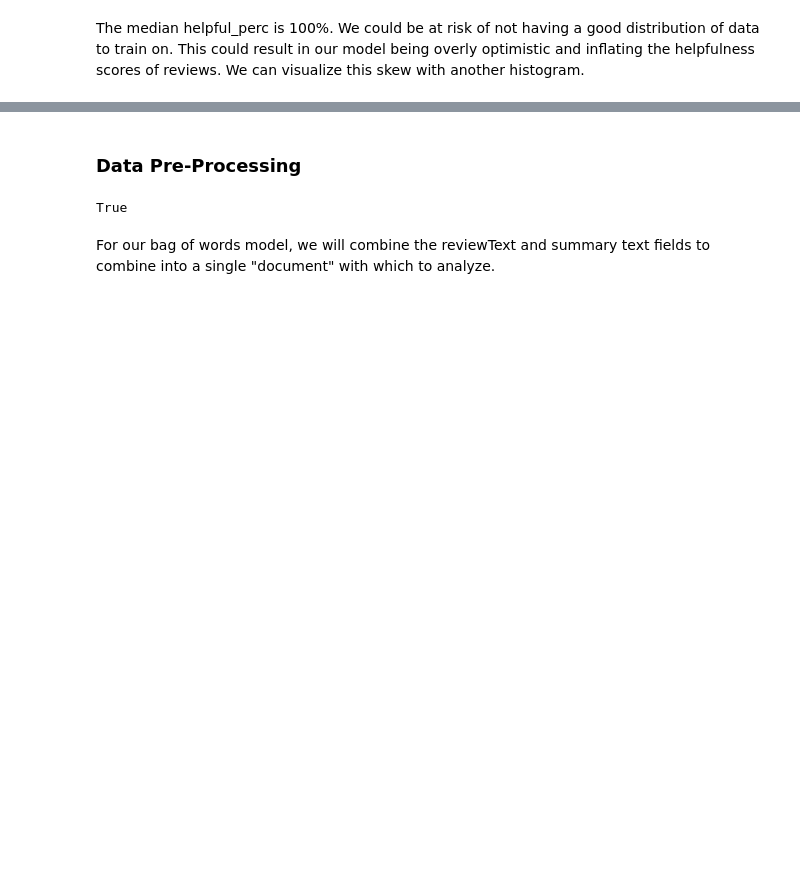
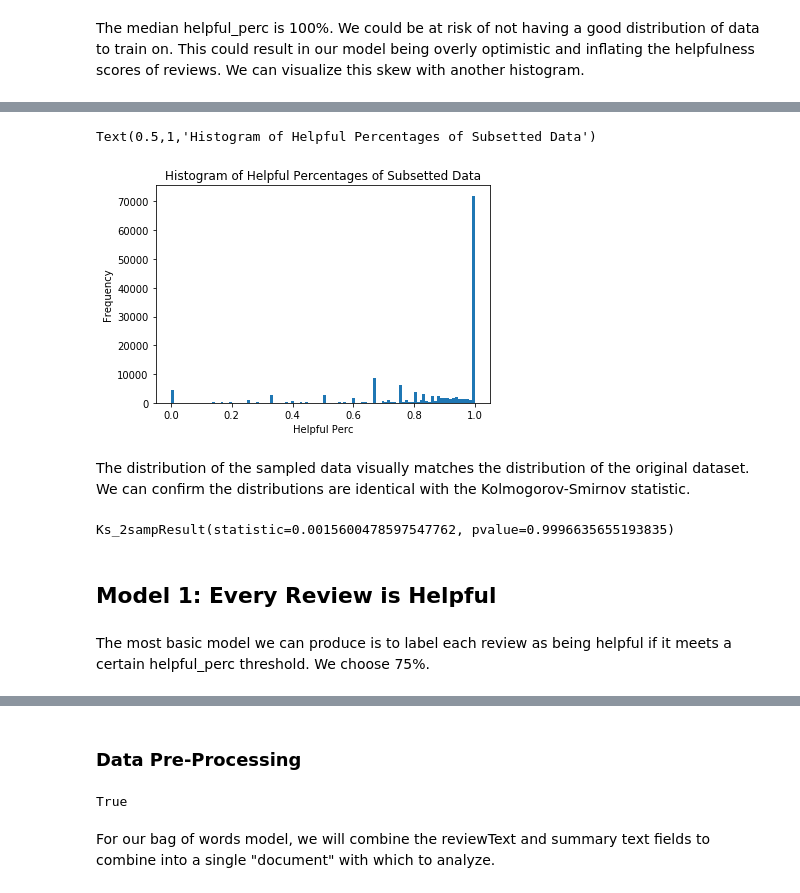
Before and after one commit to tucker-anderson/Amazon-Review-Analysis, a Jupyter notebook: W266_Final_AmazonReviews.ipynb, the cells around one changed output, grey strips where cells are left out. Cells and saved outputs as stored; diff of their text form; code cells hidden in the pictures; blank space fills up the shorter version.

```diff
--- a/W266_Final_AmazonReviews.ipynb
+++ b/W266_Final_AmazonReviews.ipynb
@@ -214,0 +233,22 @@ ax2.set_title('Histogram of Helpful Percentages')
+# %%
+fig3 = plt.figure()
+ax3 = fig3.add_subplot(1, 1, 1)
+n, bins, patches = ax3.hist(x=df['helpful_perc'], bins='auto')
+
+ax3.set_xlabel('Helpful Perc')
+ax3.set_ylabel('Frequency')
+ax3.set_title('Histogram of Helpful Percentages of Subsetted Data')
+# %% [output]
+Text(0.5,1,'Histogram of Helpful Percentages of Subsetted Data')
+[figure, added]
+# %% [markdown]
+The distribution of the sampled data visually matches the distribution of the original dataset. We can confirm the distributions are identical with the Kolmogorov-Smirnov statistic.
+# %%
+from scipy.stats import ks_2samp
+
+df_sampled_helpful_prec = df_sampled['helpful_perc']
+df_helpful_perc = df['helpful_perc']
+
+ks_2samp(df_sampled_helpful_prec, df_helpful_perc)
+# %% [output]
+Ks_2sampResult(statistic=0.0015600478597547762, pvalue=0.9996635655193835)
@@ -214,0 +258,4 @@ ax2.set_title('Histogram of Helpful Percentages')
+# %% [markdown]
+## Model 1: Every Review is Helpful
+# %% [markdown]
+The most basic model we can produce is to label each review as being helpful if it meets a certain helpful_perc threshold. We choose 75%.
```
Also changed, not shown: parts of 45 cells of this notebook.
